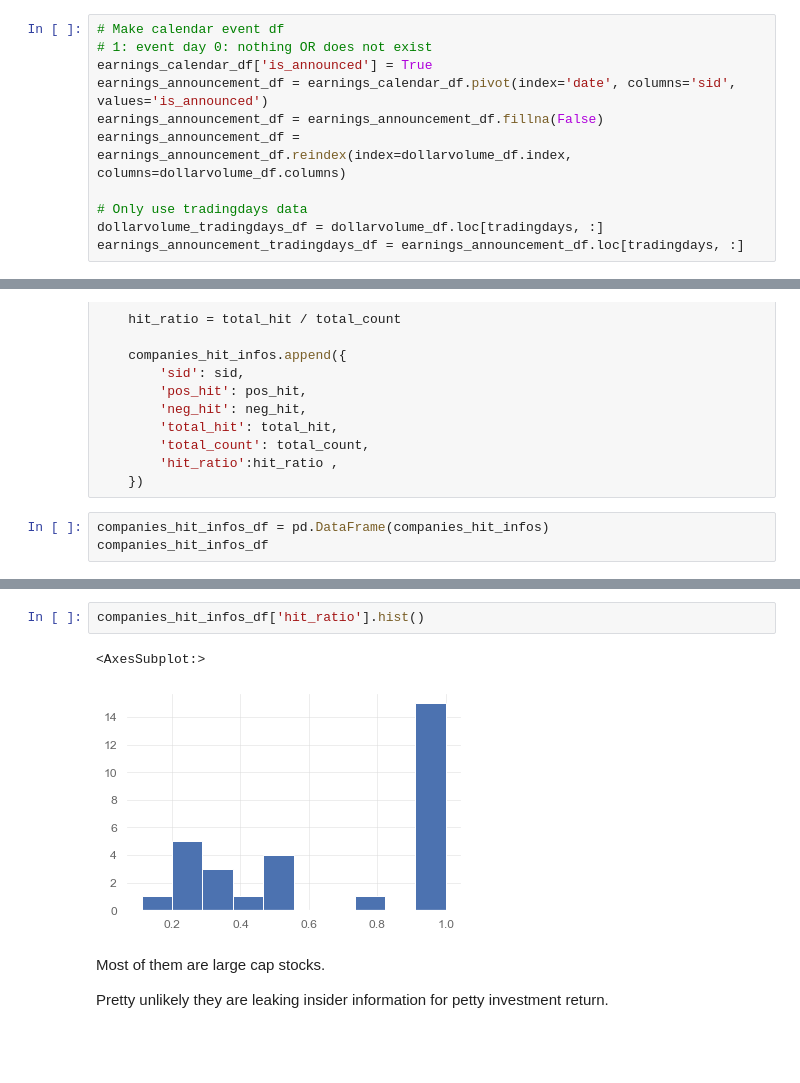
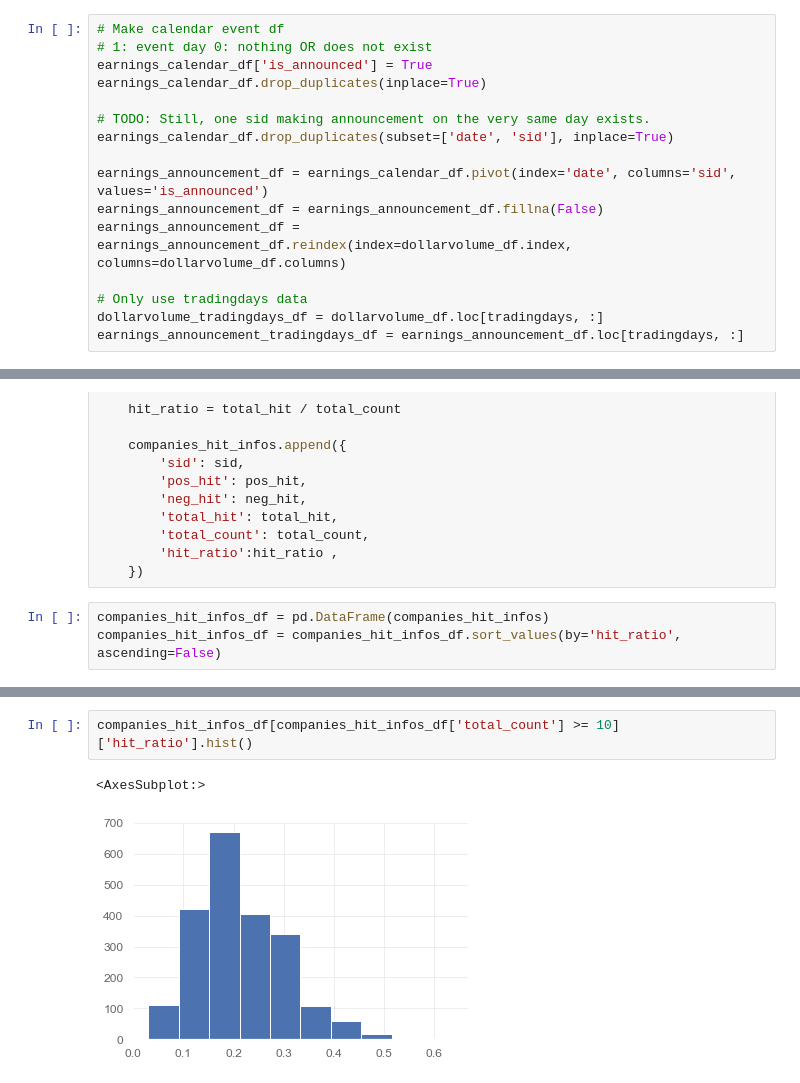
Before and after one commit to jaepil-choi/korquanttools, a Jupyter notebook: notebooks/eventstudy_PEAD.ipynb, the cells around one changed output, grey strips where cells are left out. Cells and saved outputs as stored; diff of their text form; blank space fills up the shorter version.

```diff
--- a/notebooks/eventstudy_PEAD.ipynb
+++ b/notebooks/eventstudy_PEAD.ipynb
@@ -82,6 +98,11 @@ len(earnings_calendar_df['sid'].unique())
 # Make calendar event df
 # 1: event day 0: nothing OR does not exist
 earnings_calendar_df['is_announced'] = True
+earnings_calendar_df.drop_duplicates(inplace=True)
+
+# TODO: Still, one sid making announcement on the very same day exists.
+earnings_calendar_df.drop_duplicates(subset=['date', 'sid'], inplace=True)
+
 earnings_announcement_df = earnings_calendar_df.pivot(index='date', columns='sid', values='is_announced')
 earnings_announcement_df = earnings_announcement_df.fillna(False)
 earnings_announcement_df = earnings_announcement_df.reindex(index=dollarvolume_df.index, columns=dollarvolume_df.columns)
@@ -420,4 +441,4 @@ for sid, (pos_hit, neg_hit) in companies_hit_count.items():
     })
 # %%
 companies_hit_infos_df = pd.DataFrame(companies_hit_infos)
-companies_hit_infos_df
+companies_hit_infos_df = companies_hit_infos_df.sort_values(by='hit_ratio', ascending=False)
@@ -442,9 +461,5 @@ companies_hit_infos_df
 # %%
-companies_hit_infos_df['hit_ratio'].hist()
+companies_hit_infos_df[companies_hit_infos_df['total_count'] >= 10]['hit_ratio'].hist()
 # %% [output]
 <AxesSubplot:>
-[figure, old version]
+[figure, new version]
-# %% [markdown]
-Most of them are large cap stocks.
-
-Pretty unlikely they are leaking insider information for petty investment return.
```
Also changed, not shown: parts of 14 cells of this notebook.
